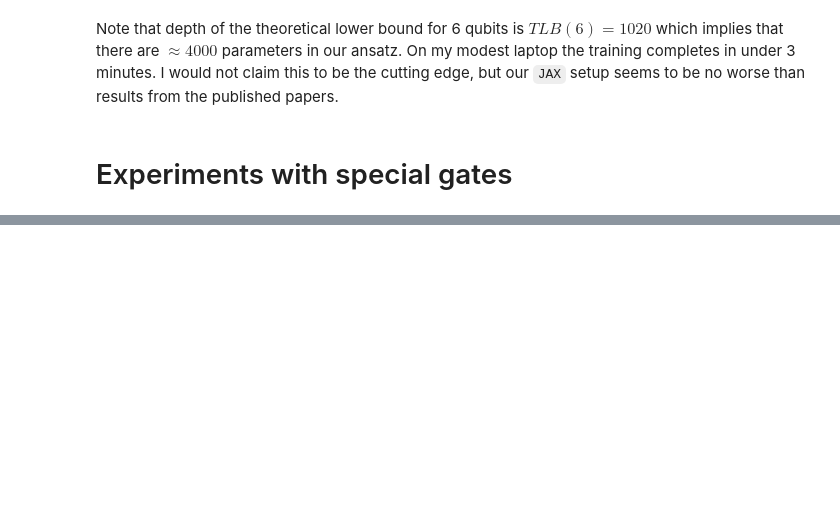
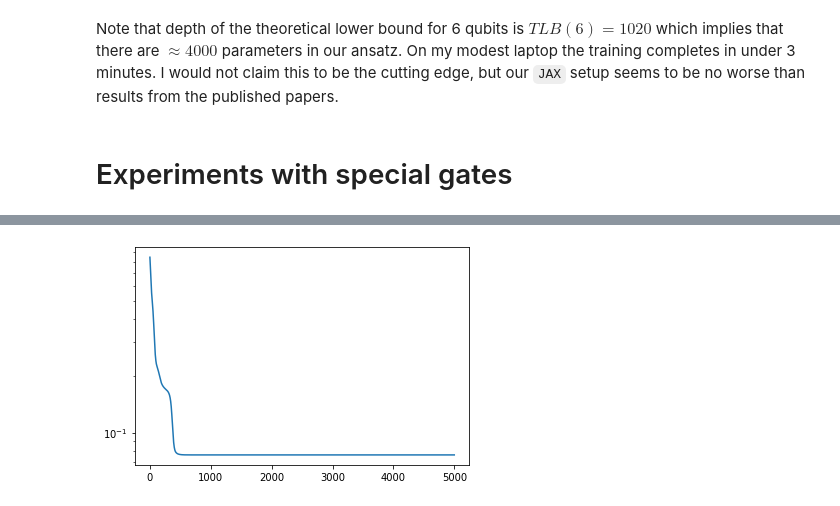
Before and after one commit to idnm/blog0, a Jupyter notebook: _notebooks/2021-09-30-Machine learning compilation of quantum circuits -- experiments.ipynb, the cells around one changed output, grey strips where cells are left out. Saved outputs shown, nothing was run; the diff lists cells and outputs as text; code cells hidden in the pictures; blank space fills up the shorter version.

```diff
--- a/_notebooks/2021-09-30-Machine learning compilation of quantum circuits -- experiments.ipynb
+++ b/_notebooks/2021-09-30-Machine learning compilation of quantum circuits -- experiments.ipynb
@@ -150,6 +154,7 @@ def disc(U, U_target):
     n = U_target.shape[0]
     return 1-jnp.abs((U.conj() * U_target).sum())/n
 
+@partial(jit, static_argnums=(0, 1, )) # <--- Here is where the magic happens! Remove this line and everything will run 1000 times slower:)
 def unitary_update(loss_and_grad, opt, opt_state, angles):
     loss, grads = loss_and_grad(angles)
     updates, opt_state = opt.update(grads, opt_state)
@@ -174,7 +179,6 @@ def unitary_learn(U_func, U_target, n_angles,
     opt = optax.adam(learning_rate)
     opt_state = opt.init(angles)
 
-    @jit
     def update(angles, opt_state):
         return unitary_update(loss_and_grad, opt, opt_state, angles)
 
@@ -424,3 +428,22 @@ Wall time: 11min 54s
 Note that depth of the theoretical lower bound for 6 qubits is $TLB(6)=1020$ which implies that there are $\approx 4000$ parameters in our ansatz. On my modest laptop the training completes in under 3 minutes. I would not claim this to be the cutting edge, but our `JAX` setup seems to be no worse than results from the published papers.
 # %% [markdown]
 # Experiments with special gates
+# %%
+qc = QuantumCircuit(3)
+qc.ccx(0,1,2)
+u_toff3 = Operator(qc.reverse_bits()).data
+# %%
+%%time
+
+layer_placements, free_placements = fill_layers(sequ_layer(3), 7)
+ans = ansatz(3, 'cx', layer_placements=layer_placements, free_placements=free_placements)
+ans.circuit().draw(output='mpl')
+
+u = ans.unitary
+
+
+
+angles_history, loss_history = ans.learn(u_toff3)
+plt.plot(loss_history)
+plt.yscale('log')
+# %% [output]
@@ -426,0 +452 @@ Note that depth of the theoretical lower bound for 6 qubits is $TLB(6)=1020$ whi
+[figure, added]
```
Also changed, not shown: parts of 5 cells of this notebook.
